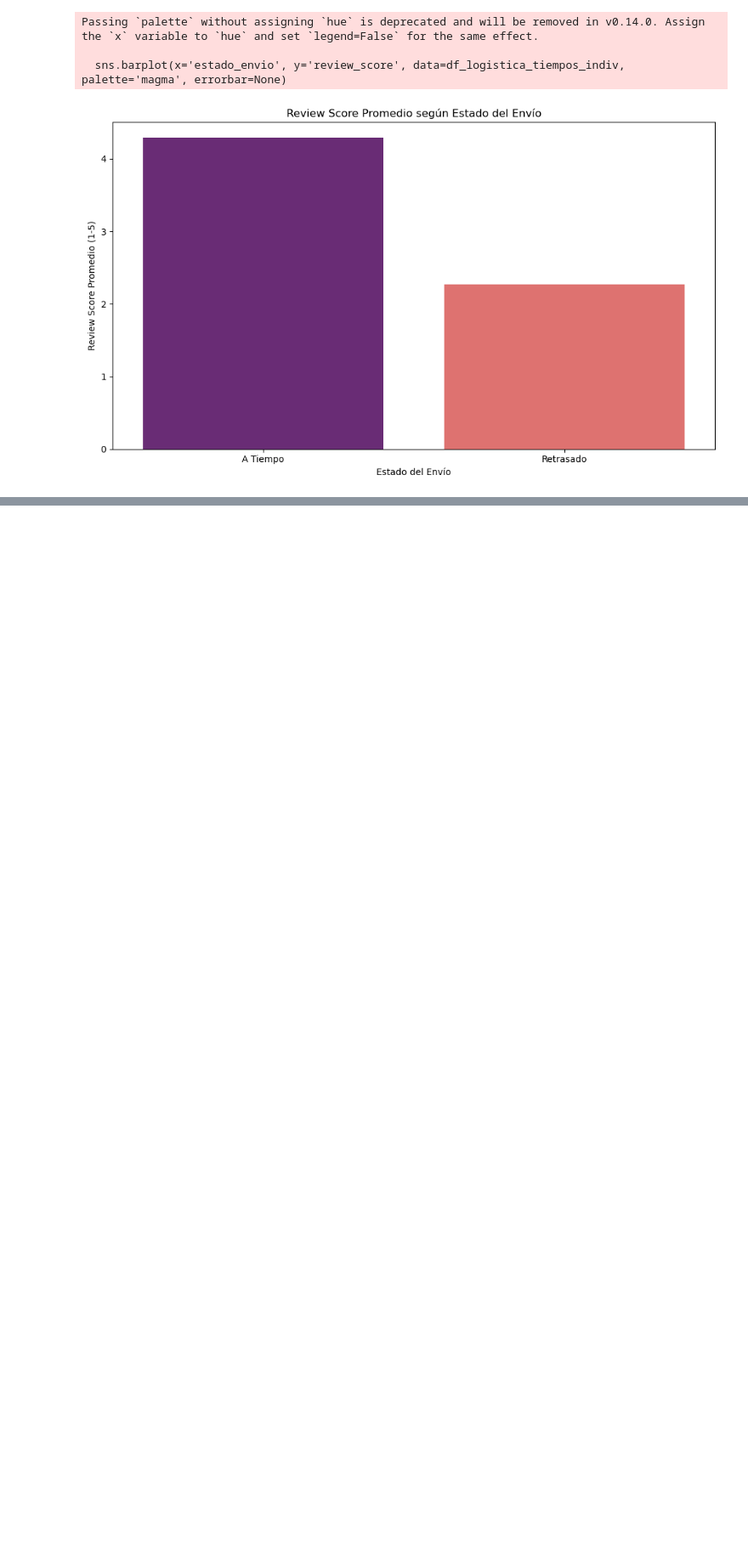
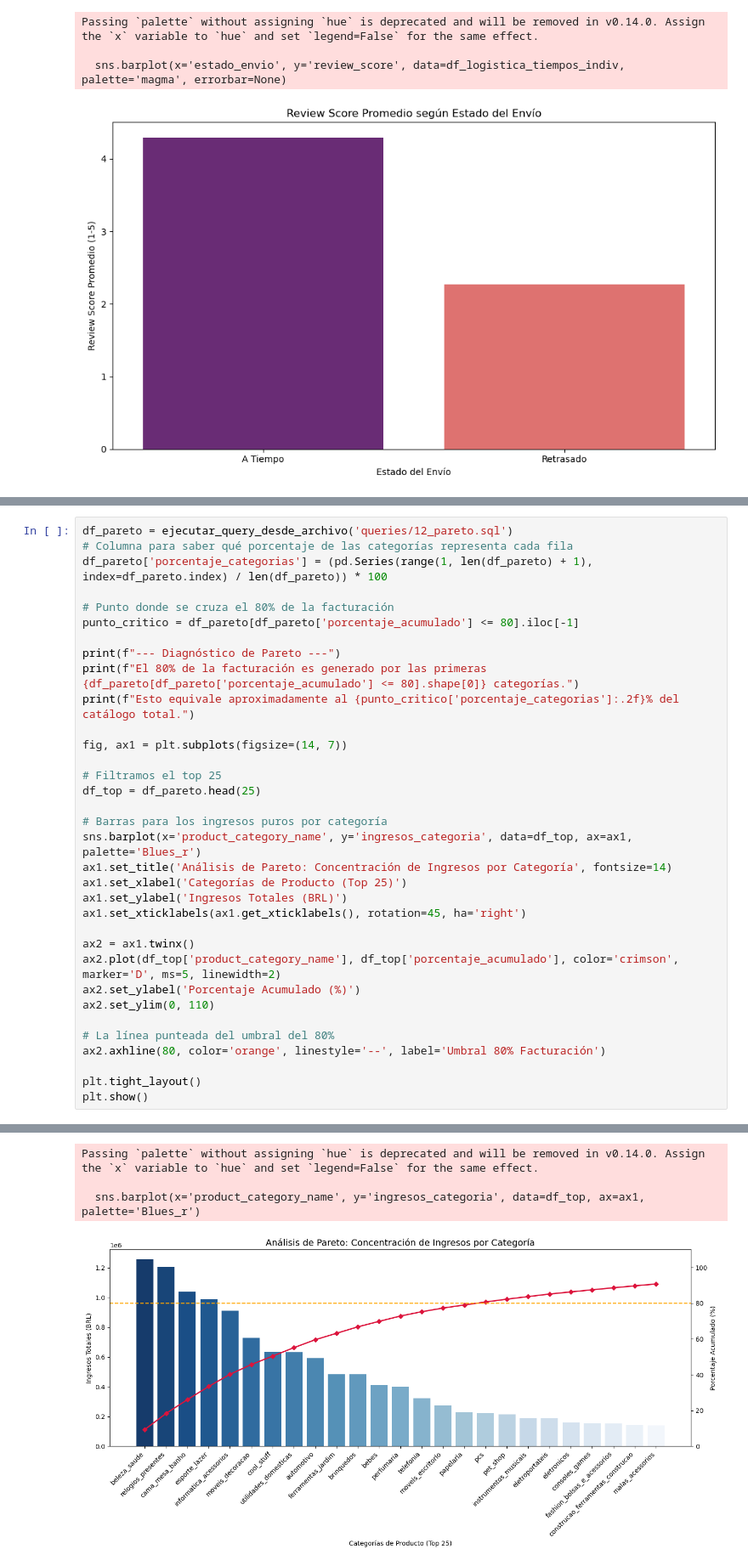
Before and after one commit to mtszmo/data, a Jupyter notebook: analisis_exploratorio.ipynb, the cells around one changed output, grey strips where cells are left out. Shown at 85% size. Cells and saved outputs as stored; diff of their text form; blank space fills up the shorter version.

Commit message:
Análisis de Pareto

```diff
--- a/analisis_exploratorio.ipynb
+++ b/analisis_exploratorio.ipynb
@@ -200,0 +241,35 @@ Passing `palette` without assigning `hue` is deprecated and will be removed in v
+# %%
+df_pareto = ejecutar_query_desde_archivo('queries/12_pareto.sql')
+# Columna para saber qué porcentaje de las categorías representa cada fila
+df_pareto['porcentaje_categorias'] = (pd.Series(range(1, len(df_pareto) + 1), index=df_pareto.index) / len(df_pareto)) * 100
+
+# Punto donde se cruza el 80% de la facturación
+punto_critico = df_pareto[df_pareto['porcentaje_acumulado'] <= 80].iloc[-1]
+
+print(f"--- Diagnóstico de Pareto ---")
+print(f"El 80% de la facturación es generado por las primeras {df_pareto[df_pareto['porcentaje_acumulado'] <= 80].shape[0]} categorías.")
+print(f"Esto equivale aproximadamente al {punto_critico['porcentaje_categorias']:.2f}% del catálogo total.")
+
+fig, ax1 = plt.subplots(figsize=(14, 7))
+
+# Filtramos el top 25
+df_top = df_pareto.head(25)
+
+# Barras para los ingresos puros por categoría
+sns.barplot(x='product_category_name', y='ingresos_categoria', data=df_top, ax=ax1, palette='Blues_r')
+ax1.set_title('Análisis de Pareto: Concentración de Ingresos por Categoría', fontsize=14)
+ax1.set_xlabel('Categorías de Producto (Top 25)')
+ax1.set_ylabel('Ingresos Totales (BRL)')
+ax1.set_xticklabels(ax1.get_xticklabels(), rotation=45, ha='right')
+
+ax2 = ax1.twinx()
+ax2.plot(df_top['product_category_name'], df_top['porcentaje_acumulado'], color='crimson', marker='D', ms=5, linewidth=2)
+ax2.set_ylabel('Porcentaje Acumulado (%)')
+ax2.set_ylim(0, 110)
+
+# La línea punteada del umbral del 80%
+ax2.axhline(80, color='orange', linestyle='--', label='Umbral 80% Facturación')
+
+plt.tight_layout()
+plt.show()
+# %% [output]
@@ -200,0 +279,4 @@ Passing `palette` without assigning `hue` is deprecated and will be removed in v
+Passing `palette` without assigning `hue` is deprecated and will be removed in v0.14.0. Assign the `x` variable to `hue` and set `legend=False` for the same effect.
+
+  sns.barplot(x='product_category_name', y='ingresos_categoria', data=df_top, ax=ax1, palette='Blues_r')
+[figure, added]
```
Also changed, not shown: parts of 3 cells of this notebook, 1 other file.
